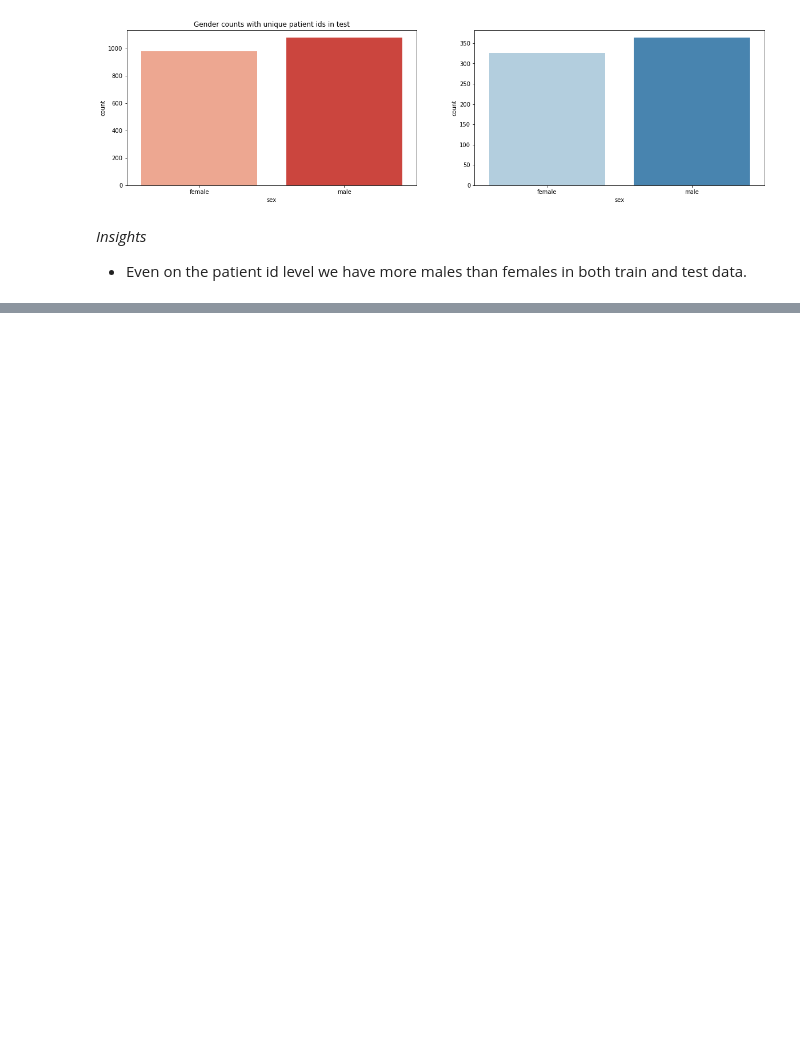
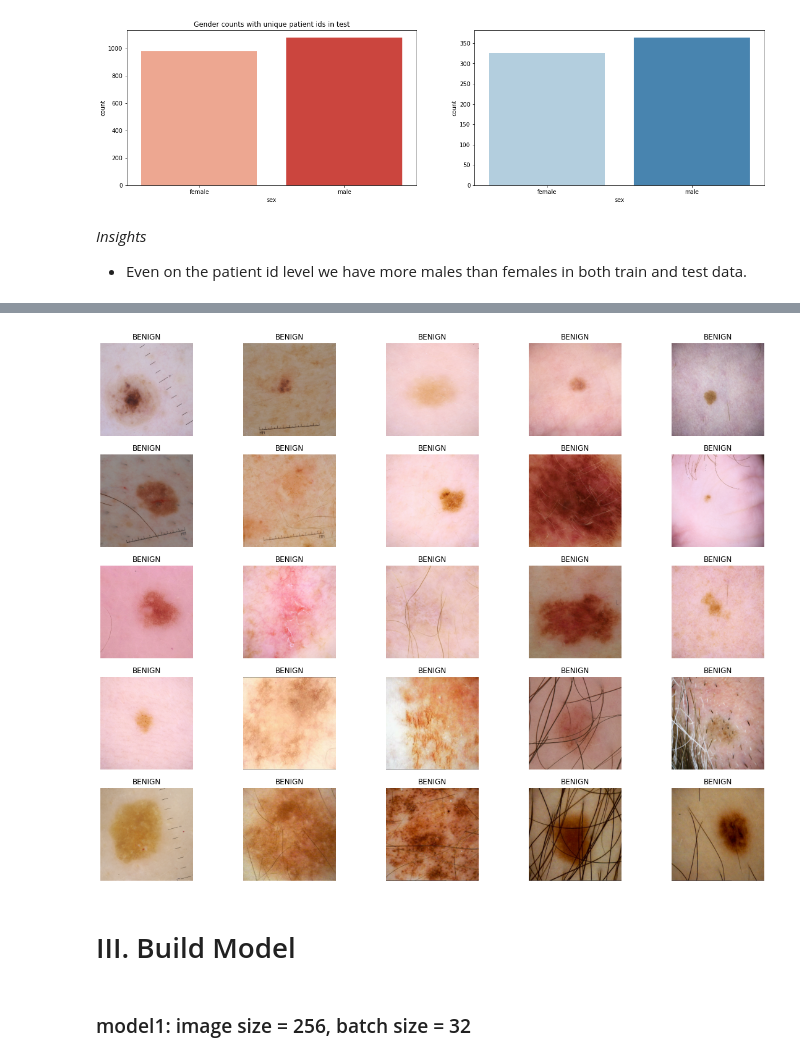
Before and after one commit to Long1911/machine_learning, a Jupyter notebook: project-skin-cancer.ipynb, the cells around one changed output, grey strips where cells are left out. Cells and saved outputs as stored; diff of their text form; code cells hidden in the pictures; blank space fills up the shorter version.

```diff
--- a/project-skin-cancer.ipynb
+++ b/project-skin-cancer.ipynb
@@ -663,0 +483,22 @@ for i in range(len(x_test)):
+# %%
+# AUTOTUNE = tf.data.experimental.AUTOTUNE
+AUTO = tf.data.experimental.AUTOTUNE
+GCS_PATH = KaggleDatasets().get_gcs_path('siim-isic-melanoma-classification')
+IMAGE_SIZE = [1024, 1024]
+BATCH_SIZE = 32
+imSize = 256
+# AUTO = AUTOTUNE
+# TRAINING_FILENAMES = glob.glob("/kaggle/input/siim-isic-melanoma-classification/tfrecords/train*")
+# TRAINING_FILENAMES = tf.io.gfile.glob(GCS_DS_PATH + '/tfrecords/train*')
+# # TEST_FILENAMES = glob.glob("/kaggle/input/siim-isic-melanoma-classification/tfrecords/test*")
+# TEST_FILENAMES = tf.io.gfile.glob(GCS_DS_PATH + '/tfrecords/test*')
+# BATCH_SIZE = 10 * strategy.num_replicas_in_sync
+# %%
+FILENAMES = tf.io.gfile.glob(GCS_PATH + "/tfrecords/train*.tfrec")
+split_ind = int(0.9 * len(FILENAMES))
+TRAINING_FILENAMES, VALID_FILENAMES = FILENAMES[:split_ind], FILENAMES[split_ind:]
+
+TEST_FILENAMES = tf.io.gfile.glob(GCS_PATH + "/tfrecords/test*.tfrec")
+print("Train TFRecord Files:", len(TRAINING_FILENAMES))
+print("Validation TFRecord Files:", len(VALID_FILENAMES))
+print("Test TFRecord Files:", len(TEST_FILENAMES))
@@ -663,0 +589,25 @@ for i in range(len(x_test)):
+# %%
+train_dataset = get_dataset(TRAINING_FILENAMES)
+valid_dataset = get_dataset(VALID_FILENAMES)
+test_dataset = get_test_dataset(ordered=True)
+# %%
+image_batch, label_batch = next(iter(train_dataset))
+
+def show_batch(image_batch, label_batch):
+    plt.figure(figsize=(20, 16))
+    for n in range(25):
+        ax = plt.subplot(5, 5, n + 1)
+#         plt.imshow(image_batch[n] / 255.0)
+        plt.imshow(image_batch[n])
+        if label_batch[n]:
+            plt.title("MALIGNANT")
+        else:
+            plt.title("BENIGN")
+        plt.axis("off")
+
+
+show_batch(image_batch.numpy(), label_batch.numpy())
+# %% [output]
+[figure, added]
+# %% [markdown]
+# III. Build Model
@@ -663,0 +666,2 @@ for i in range(len(x_test)):
+# %% [markdown]
+### model1: image size = 256, batch size = 32
```
Also changed, not shown: parts of 130 cells of this notebook.
